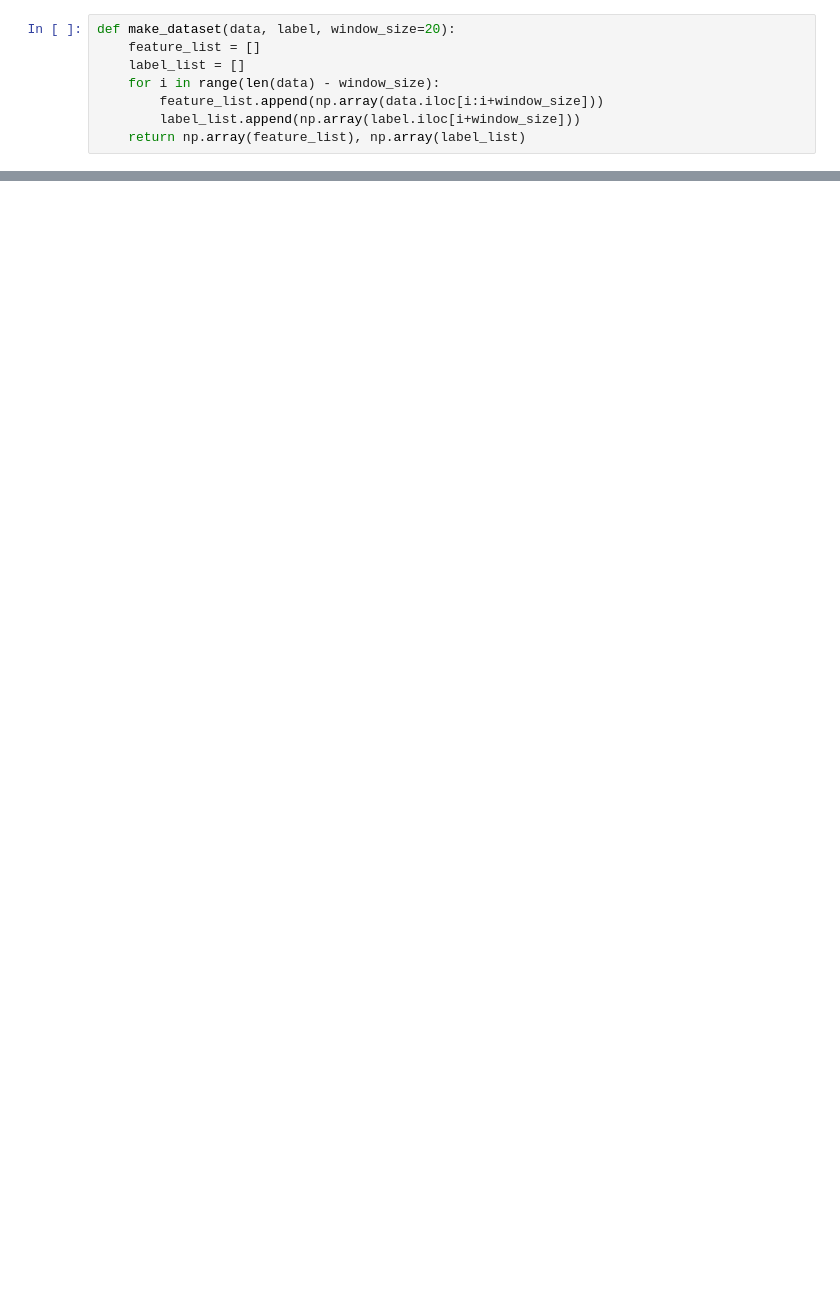
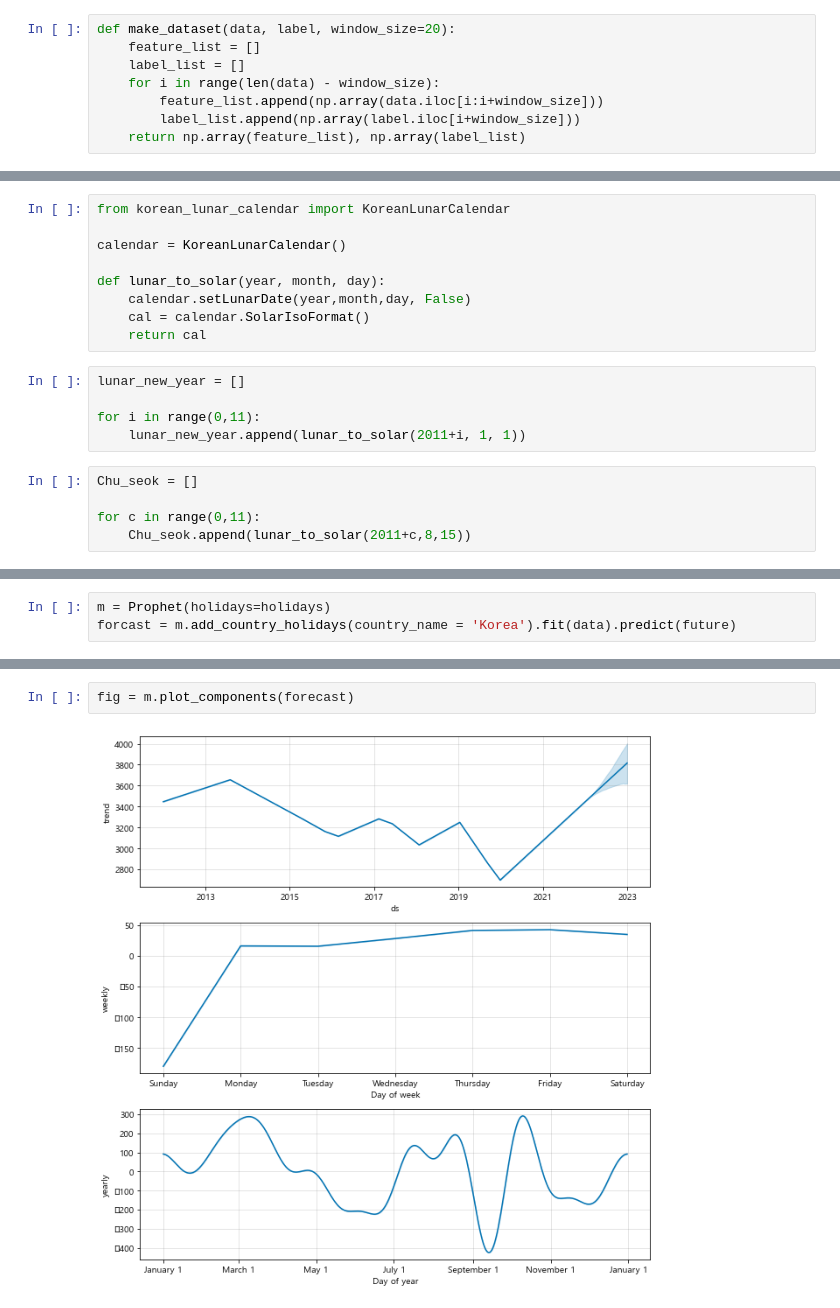
Before and after one commit to fin-special/chicken_price_prediction, a Jupyter notebook: 데이터시각화/hyebin.ipynb, the cells around one changed output, grey strips where cells are left out. Saved outputs shown, nothing was run; the diff lists cells and outputs as text; blank space fills up the shorter version.

```diff
--- a/데이터시각화/hyebin.ipynb
+++ b/데이터시각화/hyebin.ipynb
@@ -885,0 +1336,19 @@ ValueError: With n_samples=0, test_size=0.8 and train_size=None, the resulting t
+# %%
+from korean_lunar_calendar import KoreanLunarCalendar
+
+calendar = KoreanLunarCalendar()
+
+def lunar_to_solar(year, month, day):
+    calendar.setLunarDate(year,month,day, False)
+    cal = calendar.SolarIsoFormat()
+    return cal
+# %%
+lunar_new_year = []
+
+for i in range(0,11):
+    lunar_new_year.append(lunar_to_solar(2011+i, 1, 1))
+# %%
+Chu_seok = []
+
+for c in range(0,11):
+    Chu_seok.append(lunar_to_solar(2011+c,8,15))
@@ -885,0 +1415,3 @@ ValueError: With n_samples=0, test_size=0.8 and train_size=None, the resulting t
+# %%
+m = Prophet(holidays=holidays)
+forcast = m.add_country_holidays(country_name = 'Korea').fit(data).predict(future)
@@ -885,0 +1421,4 @@ ValueError: With n_samples=0, test_size=0.8 and train_size=None, the resulting t
+# %%
+fig = m.plot_components(forecast)
+# %% [output]
+[figure, added]
```
Also changed, not shown: parts of 85 cells of this notebook, 3 other files.
